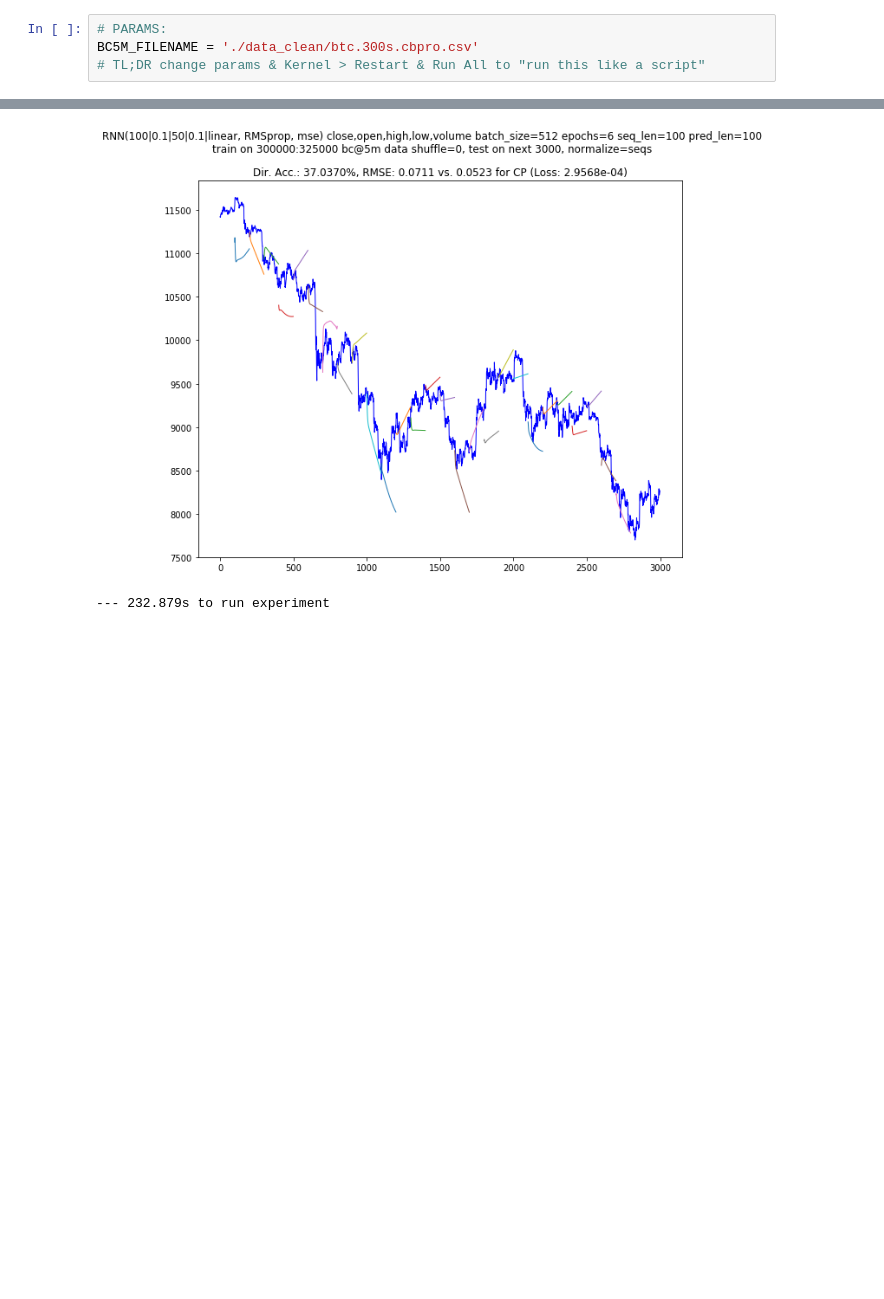
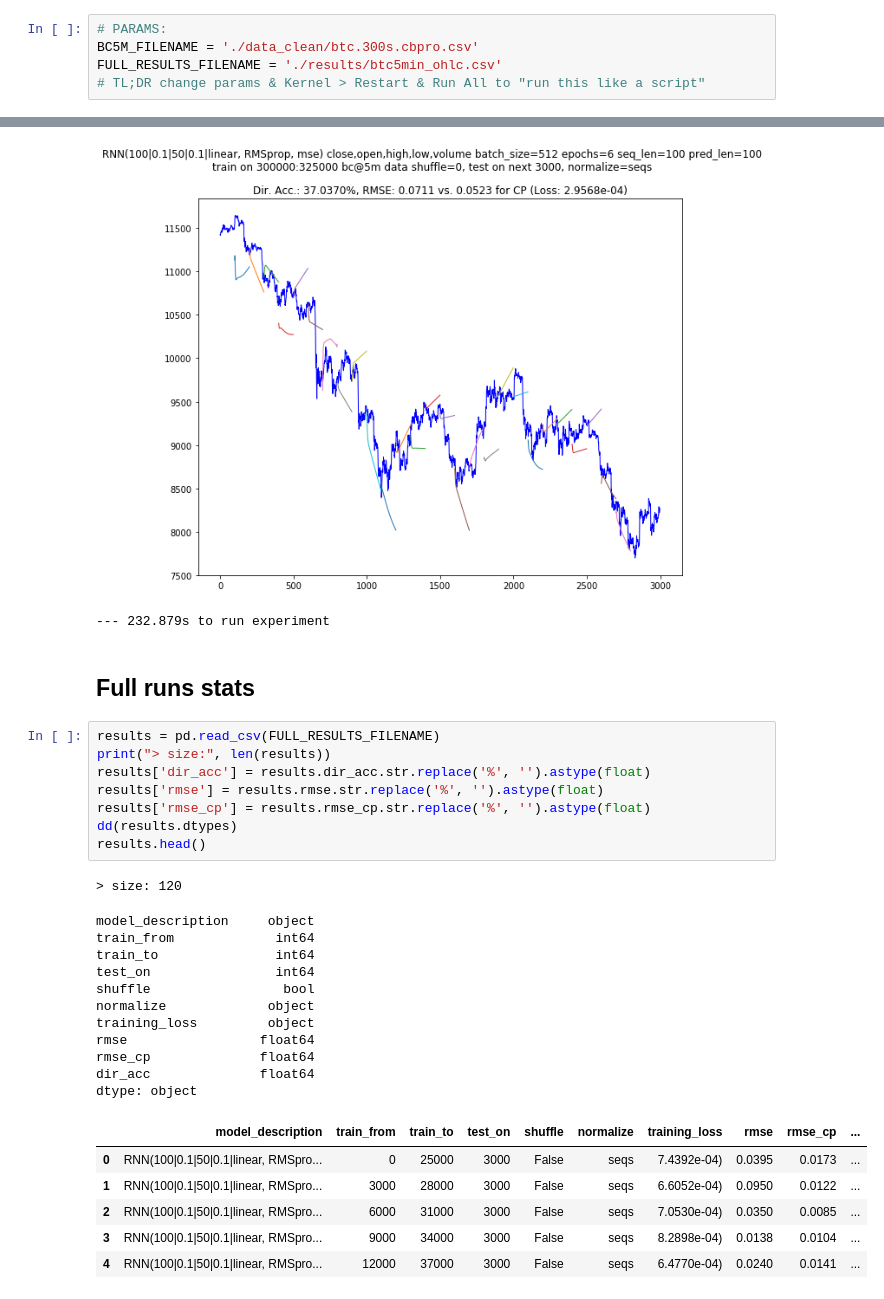
Before and after one commit to NeuronQ/udacity-capstone, a Jupyter notebook: btc-5min-ohlc-experiment-runs.ipynb, the cells around one changed output, grey strips where cells are left out. Saved outputs shown, nothing was run; the diff lists cells and outputs as text; blank space fills up the shorter version.

Commit message:
analysis on 5m ohlc full runs

```diff
--- a/btc-5min-ohlc-experiment-runs.ipynb
+++ b/btc-5min-ohlc-experiment-runs.ipynb
@@ -3,6 +3,7 @@
 # %%
 # PARAMS:
 BC5M_FILENAME = './data_clean/btc.300s.cbpro.csv'
+FULL_RESULTS_FILENAME = './results/btc5min_ohlc.csv'
 # TL;DR change params & Kernel > Restart & Run All to "run this like a script"
 # %%
 # autoreload
@@ -489,3 +490,32 @@ dropout_15 (Dropout)         (None, 100, 100)          0
 --- 0.041s to plot incremental predictions
 [figure]
 --- 232.879s to run experiment
+# %% [markdown]
+## Full runs stats
+# %%
+results = pd.read_csv(FULL_RESULTS_FILENAME)
+print("> size:", len(results))
+results['dir_acc'] = results.dir_acc.str.replace('%', '').astype(float)
+results['rmse'] = results.rmse.str.replace('%', '').astype(float)
+results['rmse_cp'] = results.rmse_cp.str.replace('%', '').astype(float)
+dd(results.dtypes)
+results.head()
+# %% [output]
+> size: 120
+model_description     object
+train_from             int64
+train_to               int64
+test_on                int64
+shuffle                 bool
+normalize             object
+training_loss         object
+rmse                 float64
+rmse_cp              float64
+dir_acc              float64
+dtype: object
+|  | model_description | train_from | train_to | test_on | shuffle | normalize | training_loss | rmse | rmse_cp | ... |
+| 0 | RNN(100|0.1|50|0.1|linear, RMSpro... | 0 | 25000 | 3000 | False | seqs | 7.4392e-04) | 0.0395 | 0.0173 | ... |
+| 1 | RNN(100|0.1|50|0.1|linear, RMSpro... | 3000 | 28000 | 3000 | False | seqs | 6.6052e-04) | 0.0950 | 0.0122 | ... |
+| 2 | RNN(100|0.1|50|0.1|linear, RMSpro... | 6000 | 31000 | 3000 | False | seqs | 7.0530e-04) | 0.0350 | 0.0085 | ... |
+| 3 | RNN(100|0.1|50|0.1|linear, RMSpro... | 9000 | 34000 | 3000 | False | seqs | 8.2898e-04) | 0.0138 | 0.0104 | ... |
+| 4 | RNN(100|0.1|50|0.1|linear, RMSpro... | 12000 | 37000 | 3000 | False | seqs | 6.4770e-04) | 0.0240 | 0.0141 | ... |
```
Also changed, not shown: parts of 1 cell of this notebook, 2 other files.
